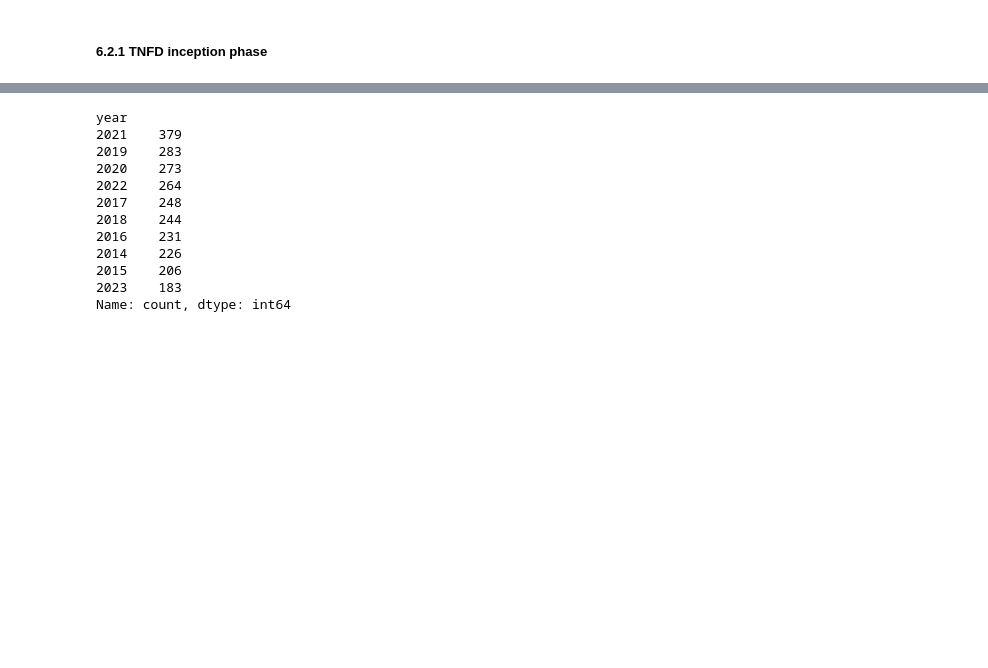
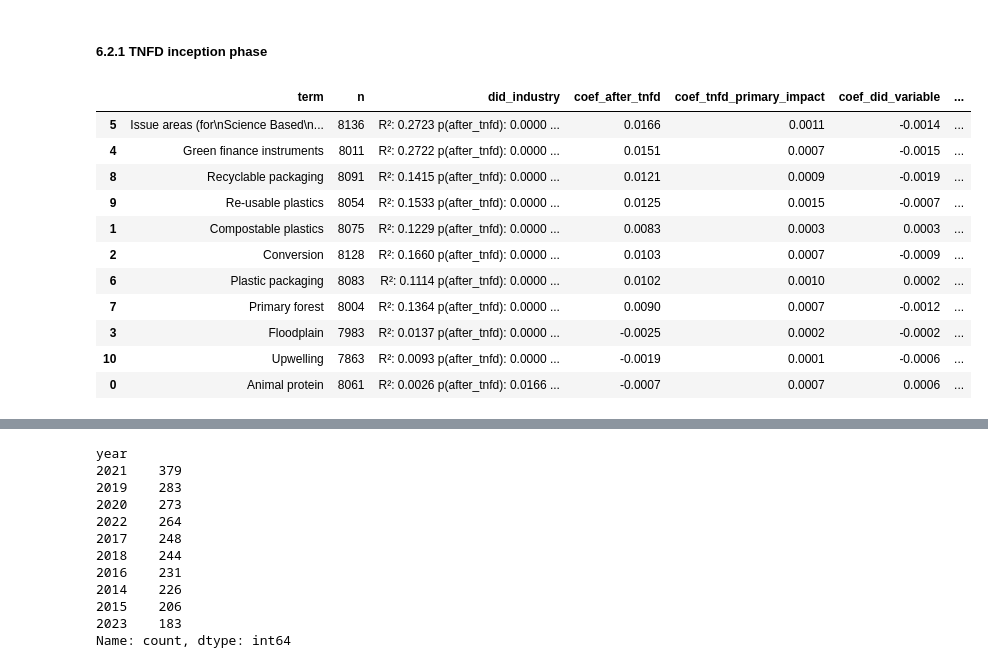
Before and after one commit to jkammering97/neo4j_repository, a Jupyter notebook: biodiversity_term_analysis.ipynb, the cells around one changed output, grey strips where cells are left out. Cells and saved outputs as stored; diff of their text form; code cells hidden in the pictures; blank space fills up the shorter version.

```diff
--- a/biodiversity_term_analysis.ipynb
+++ b/biodiversity_term_analysis.ipynb
@@ -1328,3 +1350,5 @@ year_bin_matches_nature_related_120k['after_tnfd'] = (year_bin_matches_nature_re
 select['event_date_phar_bio'] = (yearly_results_nature_opprtun_risks["date"] >= "2023-12-01").astype(int)
 # %% [markdown]
 - TRIM OUTLIERS
+# %%
+selected_inc = risk_impacts[risk_impacts['date']<= "2022-06-01"].copy()
@@ -1402,7 +1396,7 @@ relevant_industries = impact_classifications[
 ]['industry']
 
 # Create binary column based on whether industry is in the relevant set
-year_bin_matches_nature_related_120k['tnfd_primary_impact'] = year_bin_matches_nature_related_120k['industry'].isin(relevant_industries).astype(int)
+selected_inc['tnfd_primary_impact']=selected_inc['industry'].isin(relevant_industries).astype(int)
 # %%
 risk_inc['tnfd_primary_impact'].value_counts()
 # %% [output]
@@ -1633,6 +1628,19 @@ year_bin_matches_nature_related_all_terms = pd.read_csv("/Users/joey/Desktop/uni
 # %%
 # interaction term
-year_bin_matches_nature_related_120k['did_variable'] = year_bin_matches_nature_related_120k['tnfd_primary_impact'] * year_bin_matches_nature_related_120k['after_tnfd']
+selected_inc['did_variable'] = selected_inc['tnfd_primary_impact'] * selected_inc['after_tnfd']
 # %%
-# regression_results = fit_and_compute_regression_by_terms(inception_phase_all_terms, terms=False,with_did=True)
-# display(HTML(regression_results[:10].to_html(escape=False)))
+regression_results = fit_and_compute_regression_by_terms(selected_inc, terms=False,with_did=True)
+display(HTML(regression_results.to_html(escape=False)))
+# %% [output]
+|  | term | n | did_industry | coef_after_tnfd | coef_tnfd_primary_impact | coef_did_variable | ... |
+| 5 | Issue areas (for\nScience Based\n... | 8136 | R²: 0.2723 p(after_tnfd): 0.0000 ... | 0.0166 | 0.0011 | -0.0014 | ... |
+| 4 | Green finance instruments | 8011 | R²: 0.2722 p(after_tnfd): 0.0000 ... | 0.0151 | 0.0007 | -0.0015 | ... |
+| 8 | Recyclable packaging | 8091 | R²: 0.1415 p(after_tnfd): 0.0000 ... | 0.0121 | 0.0009 | -0.0019 | ... |
+| 9 | Re-usable plastics | 8054 | R²: 0.1533 p(after_tnfd): 0.0000 ... | 0.0125 | 0.0015 | -0.0007 | ... |
+| 1 | Compostable plastics | 8075 | R²: 0.1229 p(after_tnfd): 0.0000 ... | 0.0083 | 0.0003 | 0.0003 | ... |
+| 2 | Conversion | 8128 | R²: 0.1660 p(after_tnfd): 0.0000 ... | 0.0103 | 0.0007 | -0.0009 | ... |
+| 6 | Plastic packaging | 8083 | R²: 0.1114 p(after_tnfd): 0.0000 ... | 0.0102 | 0.0010 | 0.0002 | ... |
+| 7 | Primary forest | 8004 | R²: 0.1364 p(after_tnfd): 0.0000 ... | 0.0090 | 0.0007 | -0.0012 | ... |
+| 3 | Floodplain | 7983 | R²: 0.0137 p(after_tnfd): 0.0000 ... | -0.0025 | 0.0002 | -0.0002 | ... |
+| 10 | Upwelling | 7863 | R²: 0.0093 p(after_tnfd): 0.0000 ... | -0.0019 | 0.0001 | -0.0006 | ... |
+| 0 | Animal protein | 8061 | R²: 0.0026 p(after_tnfd): 0.0166 ... | -0.0007 | 0.0007 | 0.0006 | ... |
```
Also changed, not shown: parts of 48 cells of this notebook.
